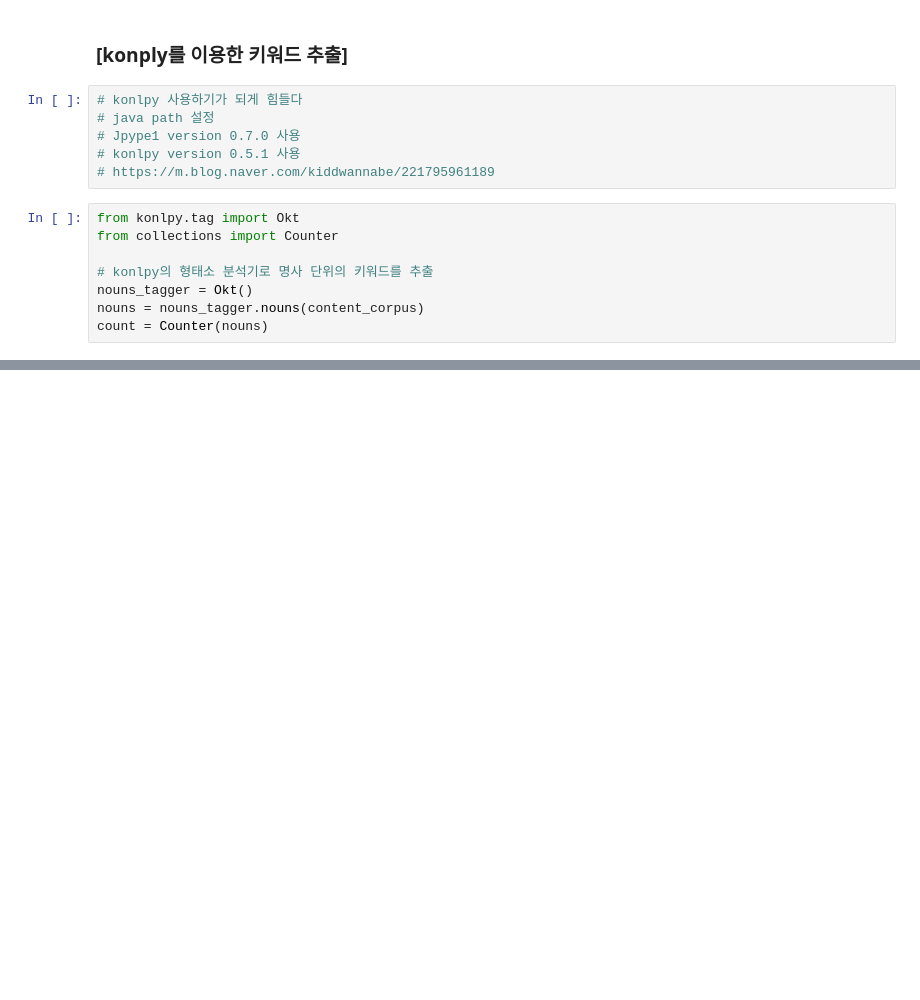
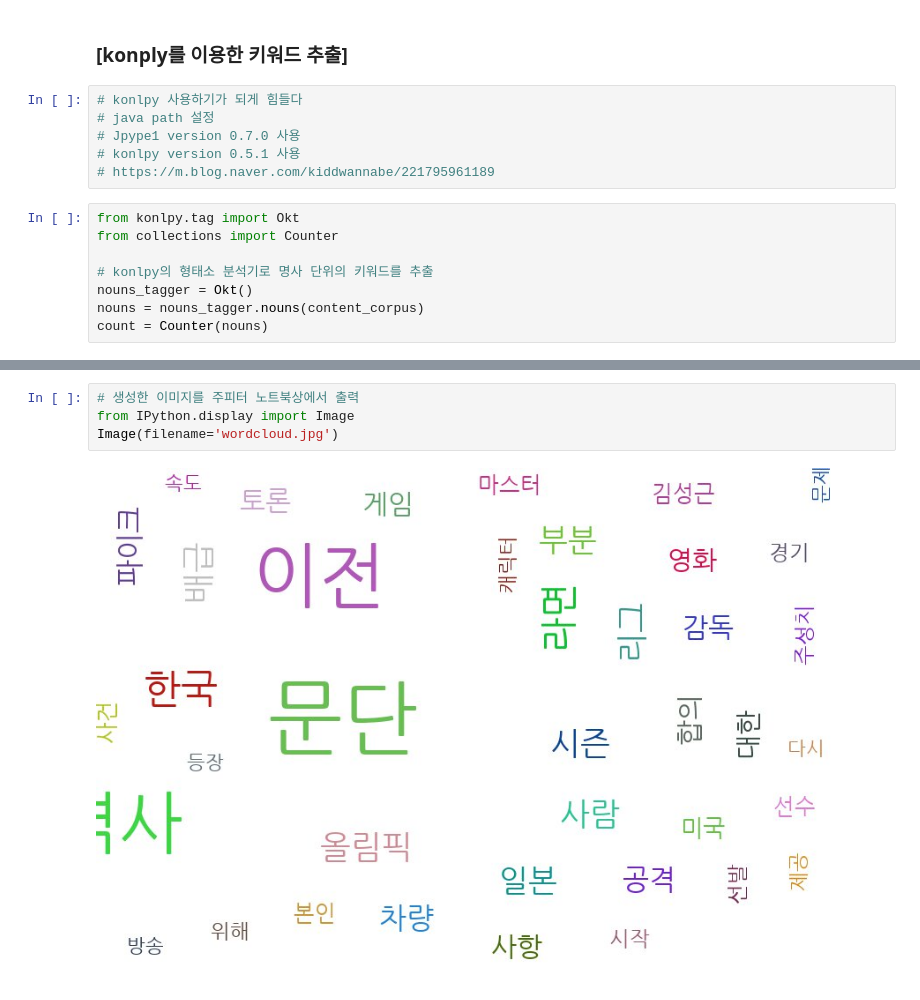
Before and after one commit to cheymingyu/BigData-Analysis-Practice, a Jupyter notebook: This is Data Analysis/namu-wiki-text-analysis.ipynb, the cells around one changed output, grey strips where cells are left out. Saved outputs shown, nothing was run; the diff lists cells and outputs as text; blank space fills up the shorter version.

```diff
--- a/This is Data Analysis/namu-wiki-text-analysis.ipynb
+++ b/This is Data Analysis/namu-wiki-text-analysis.ipynb
@@ -201,0 +252,6 @@ Counter({'상위': 1,
+# %%
+# 생성한 이미지를 주피터 노트북상에서 출력
+from IPython.display import Image
+Image(filename='wordcloud.jpg')
+# %% [output]
+[figure, added]
```
Also changed, not shown: parts of 18 cells of this notebook.
